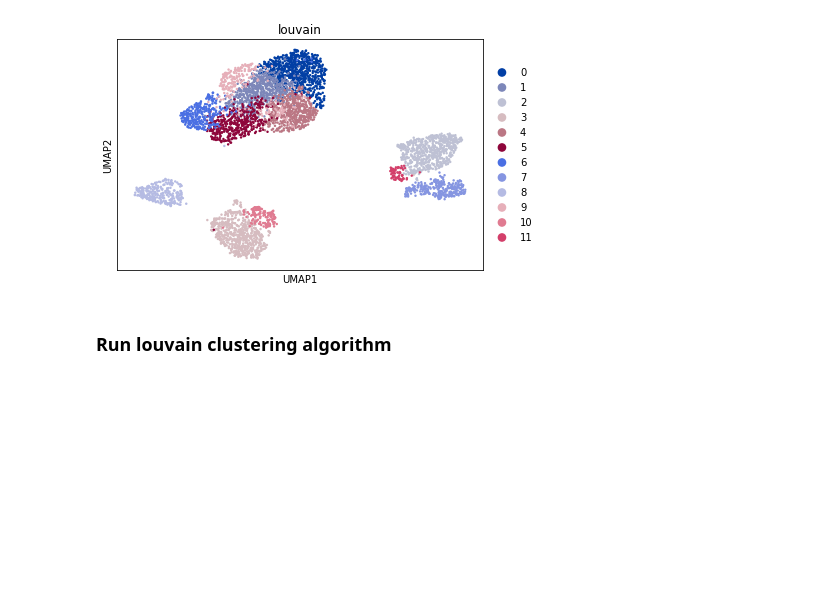
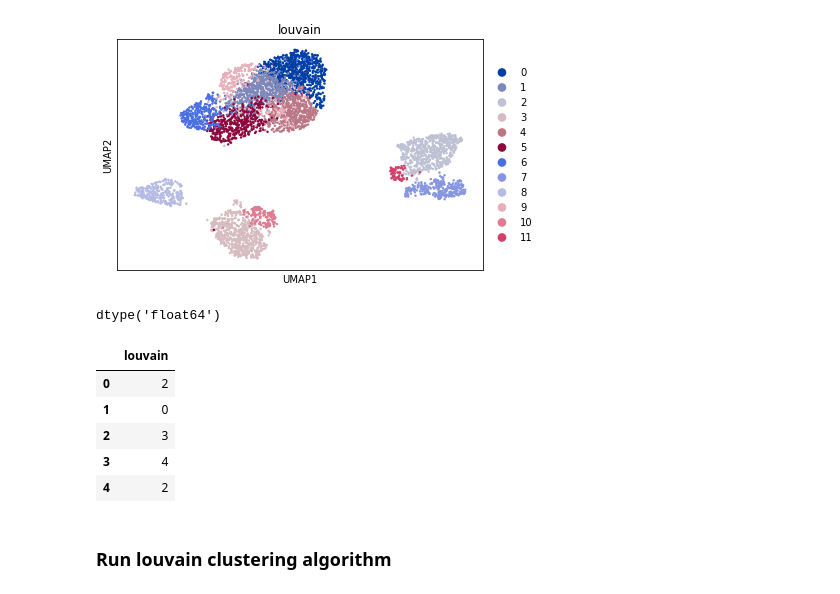
Before and after one commit to mincheoly/scVI-extensions, a Jupyter notebook: notebooks/visualization.ipynb, the cells around one changed output. Saved outputs shown, nothing was run; the diff lists cells and outputs as text; code cells hidden in the pictures; blank space fills up the shorter version.

```diff
--- a/notebooks/visualization.ipynb
+++ b/notebooks/visualization.ipynb
@@ -127,6 +127,19 @@ sc.tl.umap(adata)
 sc.pl.umap(adata, color='louvain');
 # %% [output]
 [figure]
+# %%
+adata.obsm['X_umap'].dtype
+# %% [output]
+dtype('float64')
+# %%
+adata.obs.head(5)
+# %% [output]
+|  | louvain |
+| 0 | 2 |
+| 1 | 0 |
+| 2 | 3 |
+| 3 | 4 |
+| 4 | 2 |
 # %% [markdown]
 ### Run louvain clustering algorithm
 # %%
```
Also changed, not shown: 1 other file.
